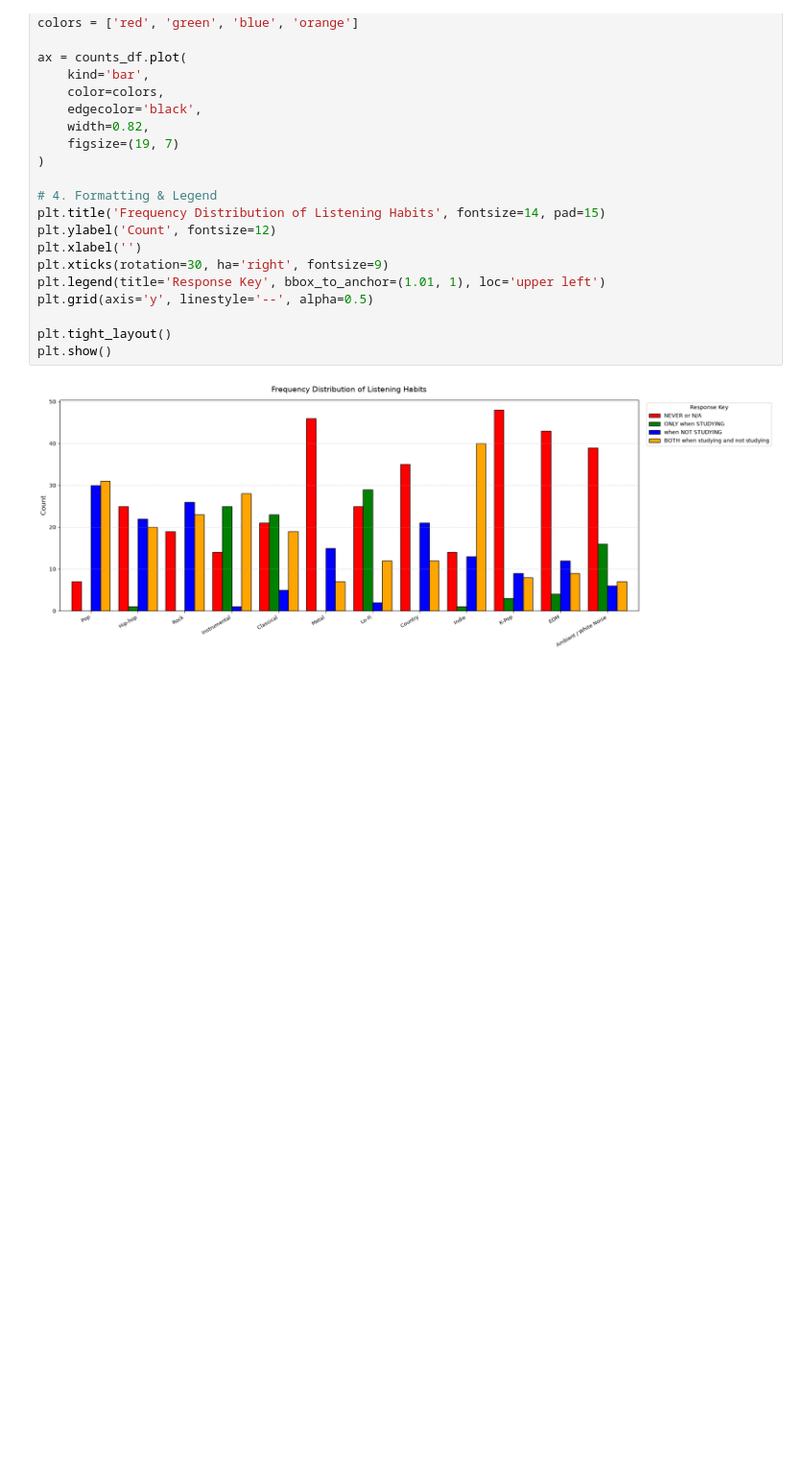
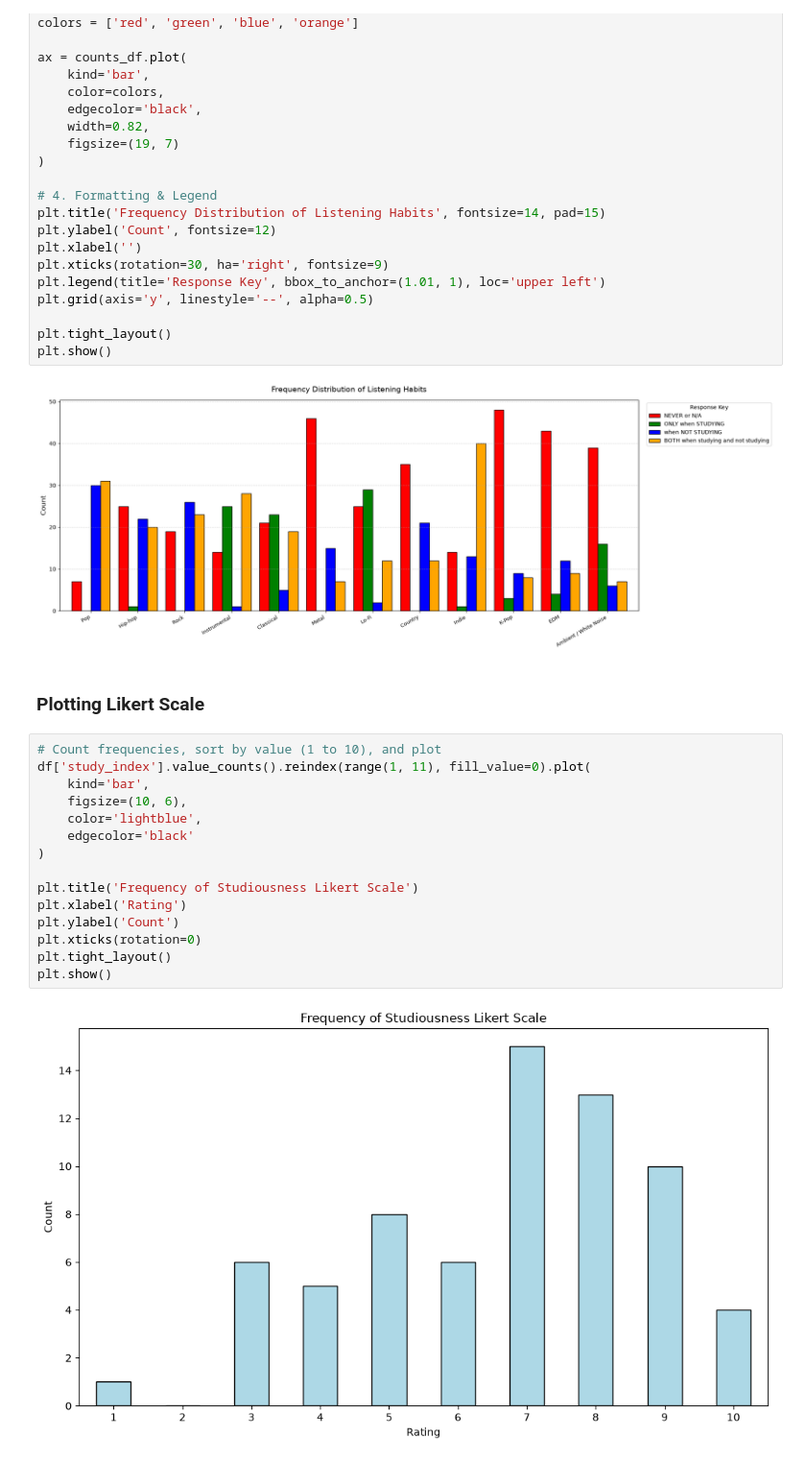
Before and after one commit to jobid0212/stats-project, a Jupyter notebook: music_study_prediction.ipynb, the cells around one changed output. Shown at 96% size. Saved outputs shown, nothing was run; the diff lists cells and outputs as text; blank space fills up the shorter version.

```diff
--- a/music_study_prediction.ipynb
+++ b/music_study_prediction.ipynb
@@ -430,3 +464,22 @@ plt.tight_layout()
 plt.show()
 # %% [output]
 [figure]
+# %% [markdown]
+### Plotting Likert Scale
+# %%
+# Count frequencies, sort by value (1 to 10), and plot
+df['study_index'].value_counts().reindex(range(1, 11), fill_value=0).plot(
+    kind='bar',
+    figsize=(10, 6),
+    color='lightblue',
+    edgecolor='black'
+)
+
+plt.title('Frequency of Studiousness Likert Scale')
+plt.xlabel('Rating')
+plt.ylabel('Count')
+plt.xticks(rotation=0)
+plt.tight_layout()
+plt.show()
+# %% [output]
+[figure, added]
```
Also changed, not shown: parts of 4 cells of this notebook.
